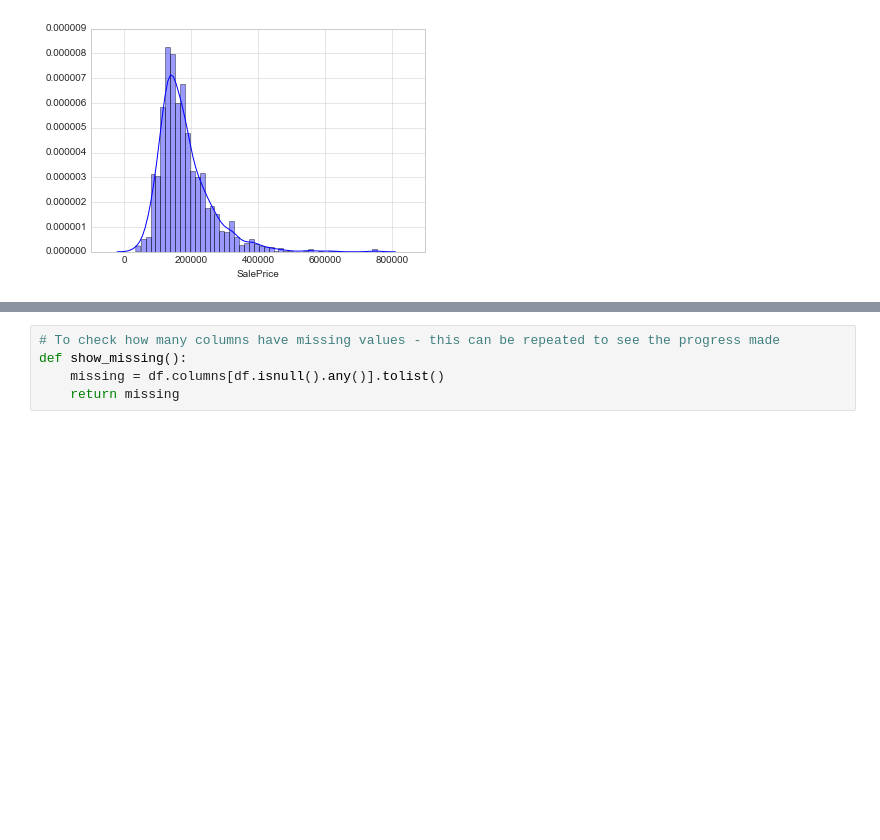
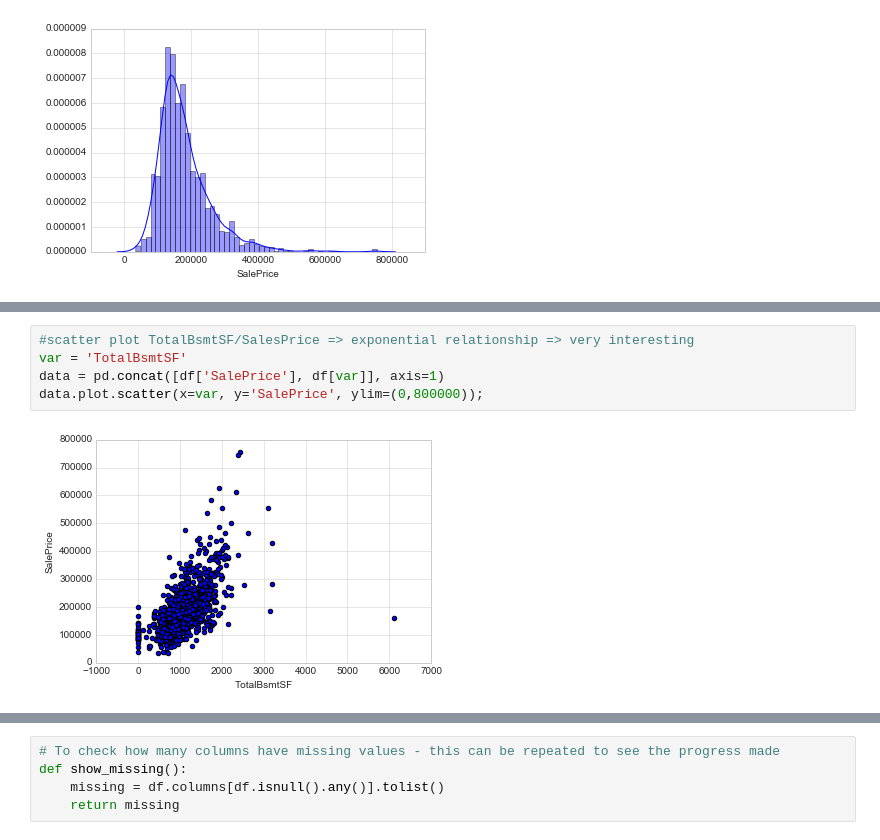
Before and after one commit to riccardolorenzon/kaggle-competitions, a Jupyter notebook: house-prices-prediction/real-estate-prices-prediction.ipynb, the cells around one changed output, grey strips where cells are left out. Cells and saved outputs as stored; diff of their text form; blank space fills up the shorter version.

```diff
--- a/house-prices-prediction/real-estate-prices-prediction.ipynb
+++ b/house-prices-prediction/real-estate-prices-prediction.ipynb
@@ -65,0 +81,7 @@ sns.distplot(df['SalePrice']);
+# %%
+#scatter plot TotalBsmtSF/SalesPrice => exponential relationship => very interesting
+var = 'TotalBsmtSF'
+data = pd.concat([df['SalePrice'], df[var]], axis=1)
+data.plot.scatter(x=var, y='SalePrice', ylim=(0,800000));
+# %% [output]
+[figure, added]
```
Also changed, not shown: parts of 12 cells of this notebook.
